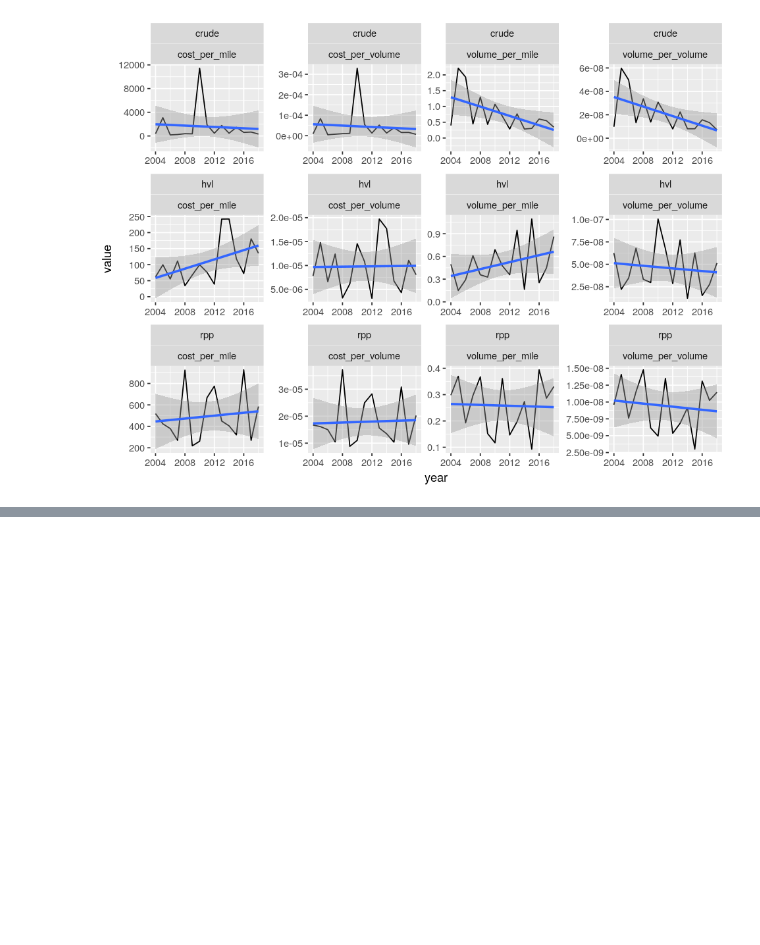
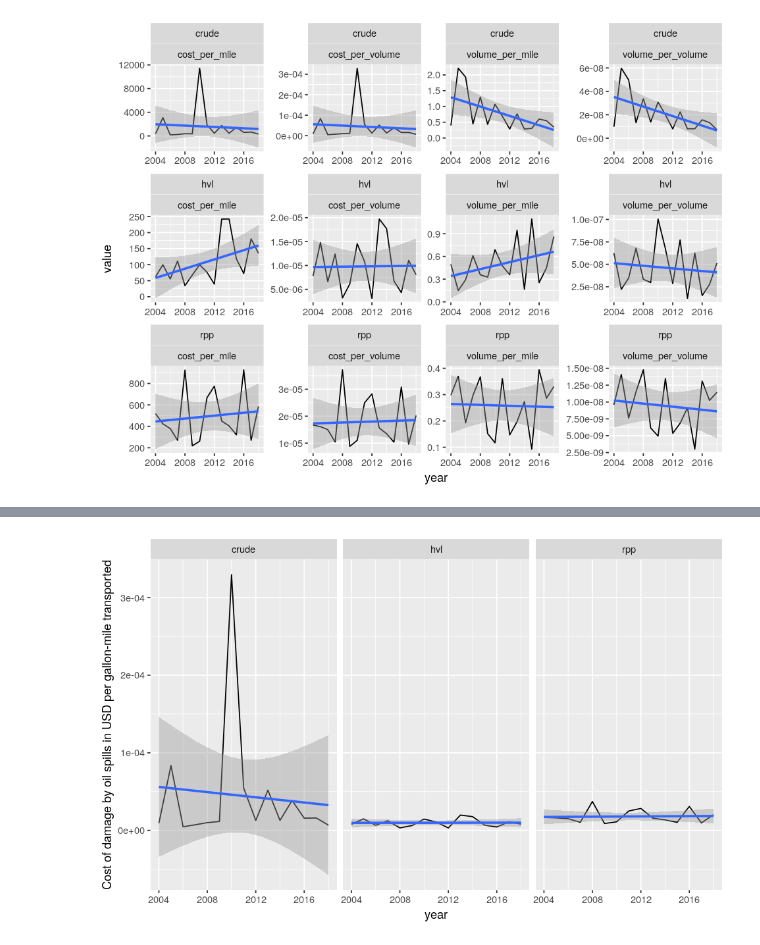
Before and after one commit to julianbarg/spills, a Jupyter notebook: presentations/rpm_2020-03-xx/rpm_2020-03-xx.ipynb, the cells around one changed output, grey strips where cells are left out. Cells and saved outputs as stored; diff of their text form; code cells hidden in the pictures; blank space fills up the shorter version.

```diff
--- a/presentations/rpm_2020-03-xx/rpm_2020-03-xx.ipynb
+++ b/presentations/rpm_2020-03-xx/rpm_2020-03-xx.ipynb
@@ -190,0 +213,10 @@ standardized
+# %%
+pipelines_y_c %>%
+    filter(variable == "cost_per_volume") %>%
+    ggplot(aes(x=year, y=value)) +
+        facet_wrap(~commodity) +
+        geom_line() +
+        geom_smooth(method = "lm") +
+        labs(y = "Cost of damage by oil spills in USD per gallon-mile transported")
+# %% [output]
+[figure, added]
```
Also changed, not shown: parts of 4 cells of this notebook, 2 other files.
